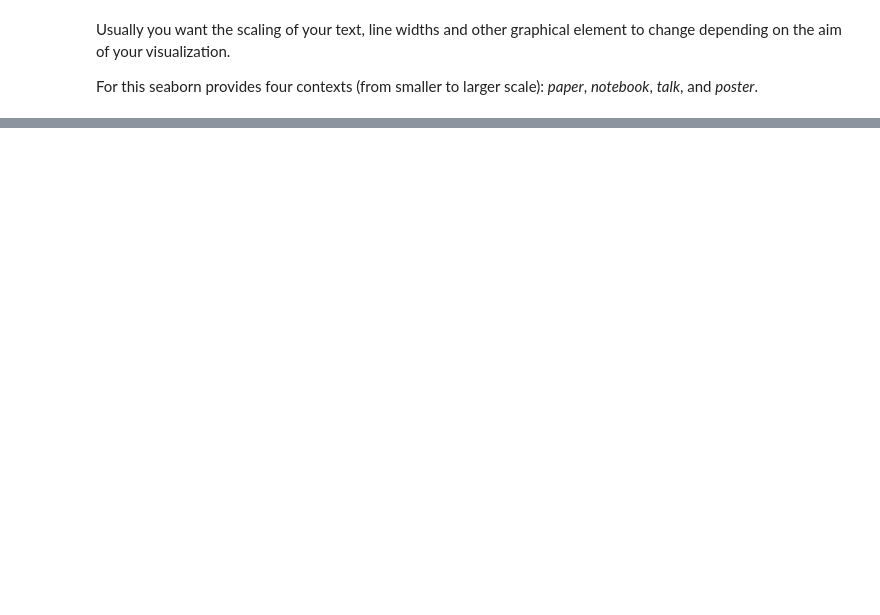
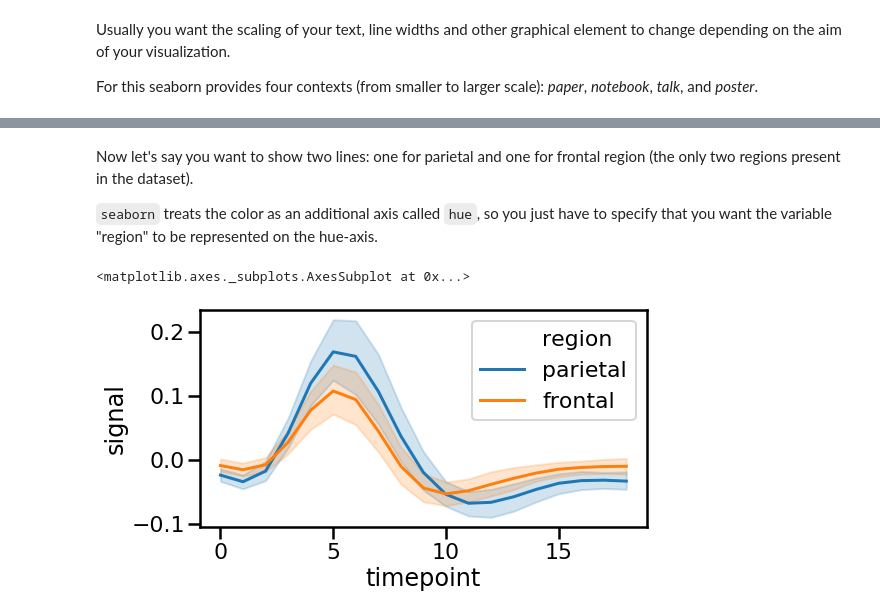
Before and after one commit to arnaumanasanch/neuropy_crashcourse, a Jupyter notebook: visualization.ipynb, the cells around one changed output, grey strips where cells are left out. Cells and saved outputs as stored; diff of their text form; code cells hidden in the pictures; blank space fills up the shorter version.

Commit message:
up to discrete variables

```diff
--- a/visualization.ipynb
+++ b/visualization.ipynb
@@ -408,0 +492,11 @@ plt.xlabel('time [s]');
+# %% [markdown]
+Now let's say you want to show two lines: one for parietal and one for frontal region (the only two regions present in the dataset).
+
+`seaborn` treats the color as an additional axis called `hue`, so you just have to specify that you want the variable "region" to be represented on the hue-axis.
+# %%
+fig, ax = plt.subplots(figsize=[8, 4])
+sns.lineplot(data=fmri, x="timepoint", y="signal", ax=ax, estimator='mean', ci=95,
+            hue="region")
+# %% [output]
+<matplotlib.axes._subplots.AxesSubplot at 0x...>
+[figure, added]
```
Also changed, not shown: parts of 48 cells of this notebook.
